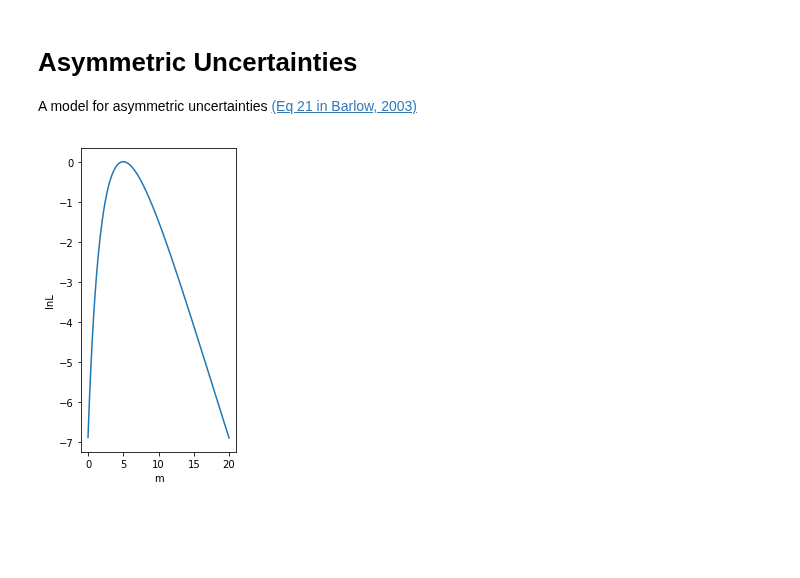
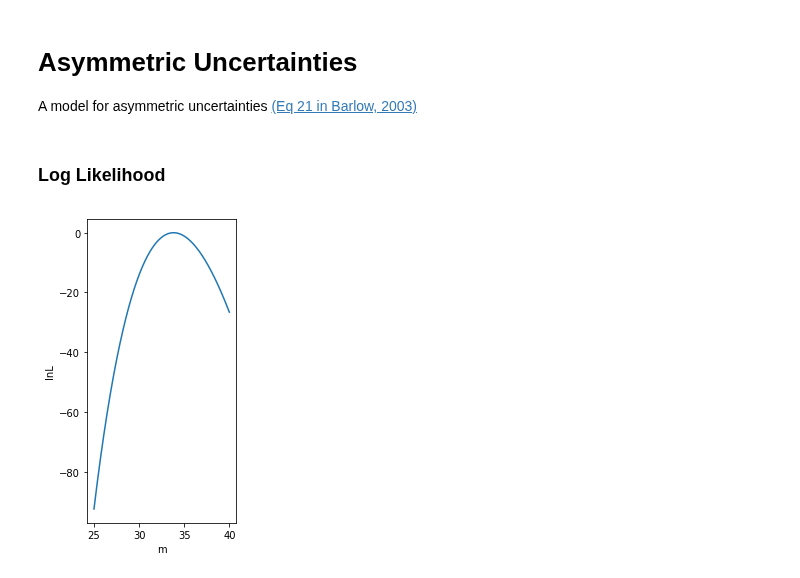
Before and after one commit to icecube/ASTERIA, a Jupyter notebook: docs/nb/asymmetric_errors.ipynb, the cells around one changed output. Cells and saved outputs as stored; diff of their text form; code cells hidden in the pictures; blank space fills up the shorter version.

```diff
--- a/docs/nb/asymmetric_errors.ipynb
+++ b/docs/nb/asymmetric_errors.ipynb
@@ -29,20 +30,23 @@ def logL(x, mu, sigma_lo, sigma_hi):
     """
     beta = sigma_hi / sigma_lo
     gamma = (sigma_hi*sigma_lo) / (sigma_hi - sigma_lo)
-    return -0.5 * (np.log(1. + (x - mu)/gamma) / np.log(beta))**2
+    cut = (x - mu)/gamma > -1
+    return -0.5 * (np.log(1. + (x - mu)/gamma, where=cut, out=np.inf*np.ones_like(x)) / np.log(beta))**2
+# %% [markdown]
+### Log Likelihood
 # %%
 fig, ax = plt.subplots(1, 1, figsize = (3,5))
-m = 5.0 # central value, an example
-a = np.linspace(0, 20, 100)
-
+m = 33.82 # central value, an example
+a = np.linspace(25, 40, 1000)
 # Negative and Positive uncertainties
-sig_pos = 2.58
-sig_neg = 1.92
+sig_pos = 0.78
+sig_neg = 0.76
 
 lnL = logL(a, mu=m, sigma_lo=sig_neg, sigma_hi=sig_pos)
+#print( lnL)
 
 ax.plot(a, lnL)
 ax.set(xlabel = "m", ylabel = "lnL")
 fig.tight_layout()
 # %% [output]
-[figure, old version]
+[figure, new version]
```
Also changed, not shown: parts of 10 cells of this notebook.
